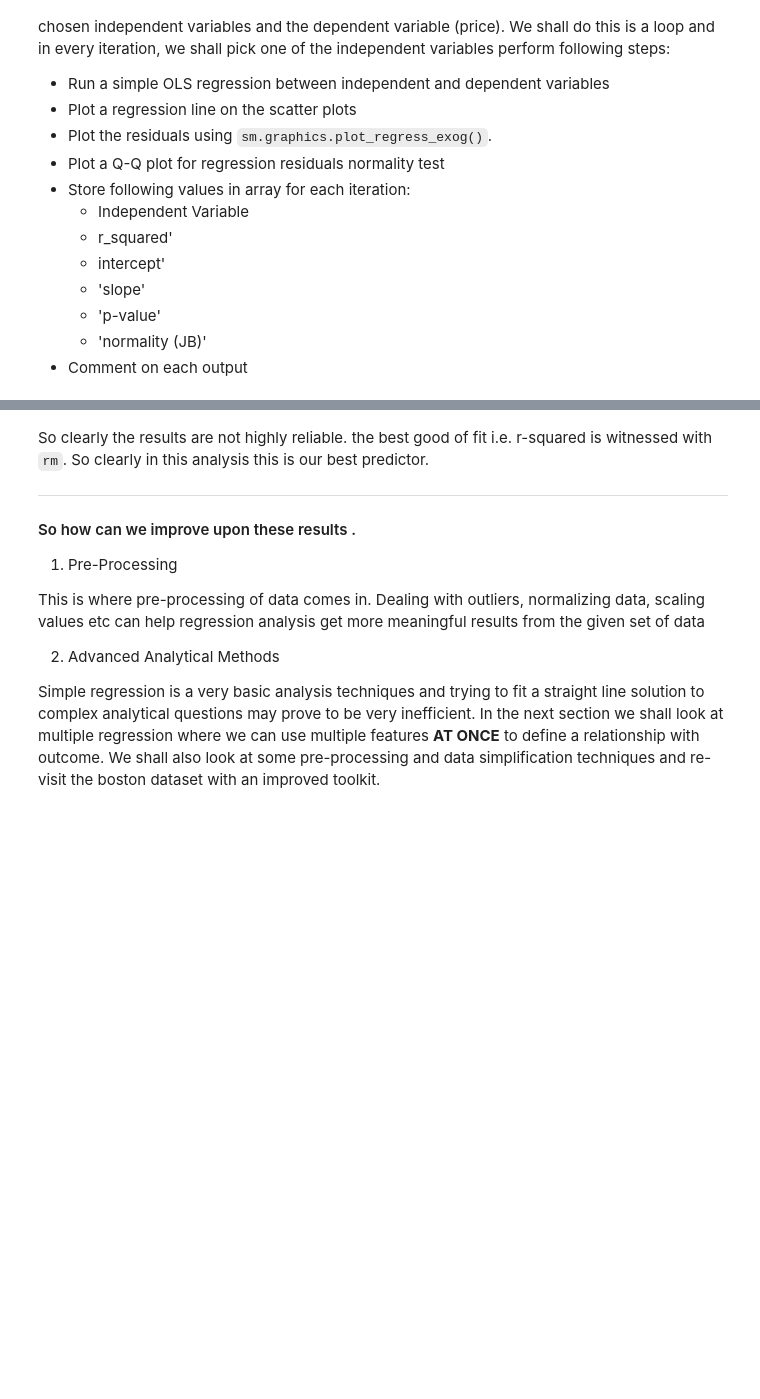
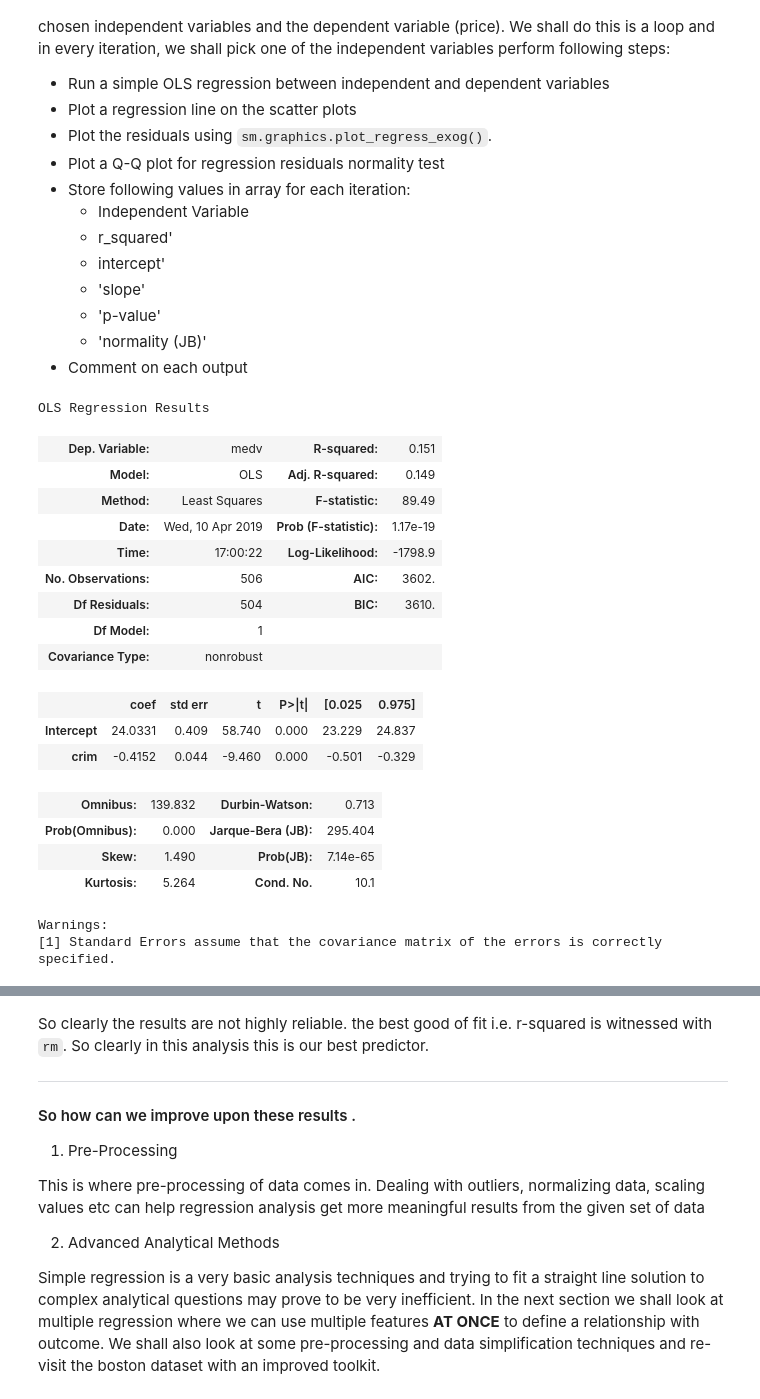
Before and after one commit to Patrickbfuller/dsc-01-10-16-regression-EOD-Lab, a Jupyter notebook: index.ipynb, the cells around one changed output, grey strips where cells are left out. Saved outputs shown, nothing was run; the diff lists cells and outputs as text; code cells hidden in the pictures; blank space fills up the shorter version.

```diff
--- a/index.ipynb
+++ b/index.ipynb
@@ -150,0 +149,27 @@ Right here is the real deal. Let's perform a number of simple regression experim
+# %%
+# Your code here
+import statsmodels.api as sm
+from statsmodels.formula.api import ols
+f = 'medv~crim'
+crim_model = ols(formula = f, data = data).fit()
+crim_model.summary()
+# %% [output]
+OLS Regression Results
+| Dep. Variable: | medv | R-squared: | 0.151 |
+| Model: | OLS | Adj. R-squared: | 0.149 |
+| Method: | Least Squares | F-statistic: | 89.49 |
+| Date: | Wed, 10 Apr 2019 | Prob (F-statistic): | 1.17e-19 |
+| Time: | 17:00:22 | Log-Likelihood: | -1798.9 |
+| No. Observations: | 506 | AIC: | 3602. |
+| Df Residuals: | 504 | BIC: | 3610. |
+| Df Model: | 1 |  |  |
+| Covariance Type: | nonrobust |  |  |
+|  | coef | std err | t | P>|t| | [0.025 | 0.975] |
+| Intercept | 24.0331 | 0.409 | 58.740 | 0.000 | 23.229 | 24.837 |
+| crim | -0.4152 | 0.044 | -9.460 | 0.000 | -0.501 | -0.329 |
+| Omnibus: | 139.832 | Durbin-Watson: | 0.713 |
+| Prob(Omnibus): | 0.000 | Jarque-Bera (JB): | 295.404 |
+| Skew: | 1.490 | Prob(JB): | 7.14e-65 |
+| Kurtosis: | 5.264 | Cond. No. | 10.1 |
+Warnings:
+[1] Standard Errors assume that the covariance matrix of the errors is correctly specified.
```
Also changed, not shown: parts of 4 cells of this notebook.
